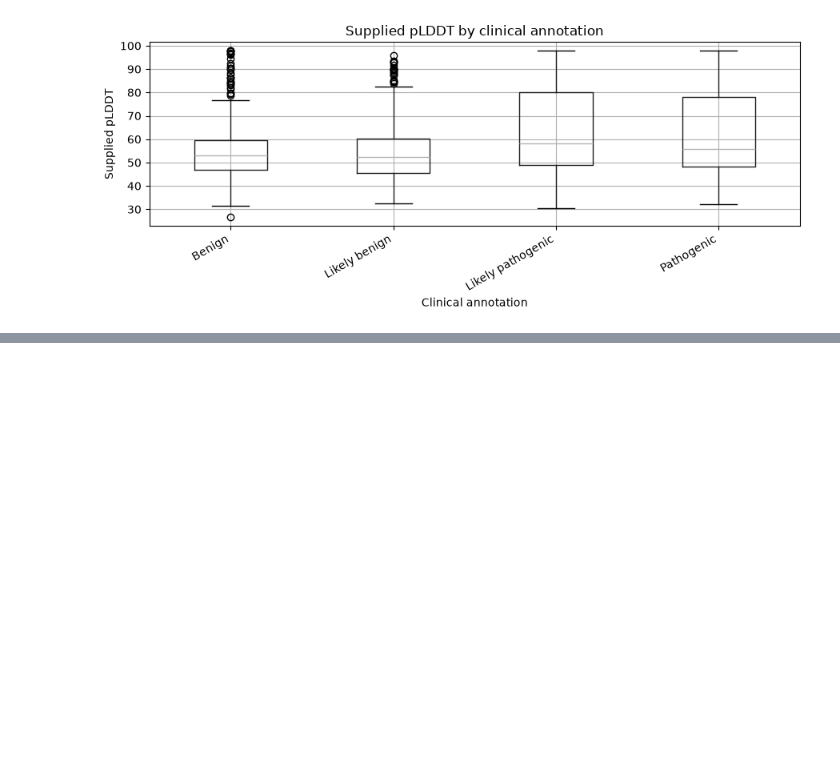
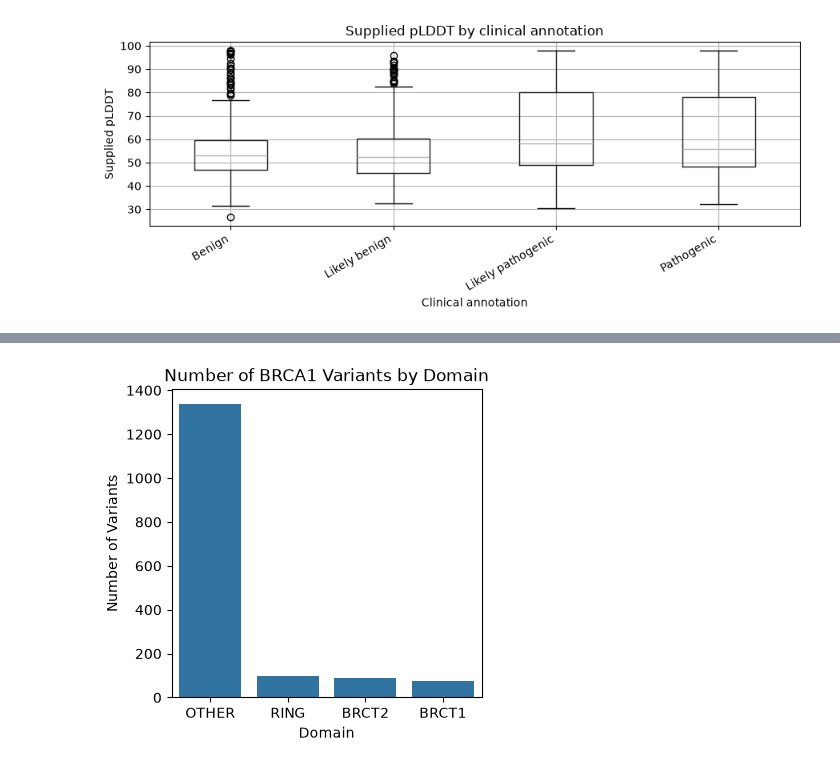
Before and after one commit to mohit-kukrejaa/brca1-risk-prediction, a Jupyter notebook: notebooks/data_analysis.ipynb, the cells around one changed output, grey strips where cells are left out. Saved outputs shown, nothing was run; the diff lists cells and outputs as text; code cells hidden in the pictures; blank space fills up the shorter version.

```diff
--- a/notebooks/data_analysis.ipynb
+++ b/notebooks/data_analysis.ipynb
@@ -306,0 +495,9 @@ plt.show()
+# %%
+plt.figure(figsize=(4, 4))
+sns.countplot(data=df,x="domain",order=df["domain"].value_counts().index)
+plt.xlabel("Domain")
+plt.ylabel("Number of Variants")
+plt.title("Number of BRCA1 Variants by Domain")
+plt.show()
+# %% [output]
+[figure, added]
```
Also changed, not shown: parts of 70 cells of this notebook.
